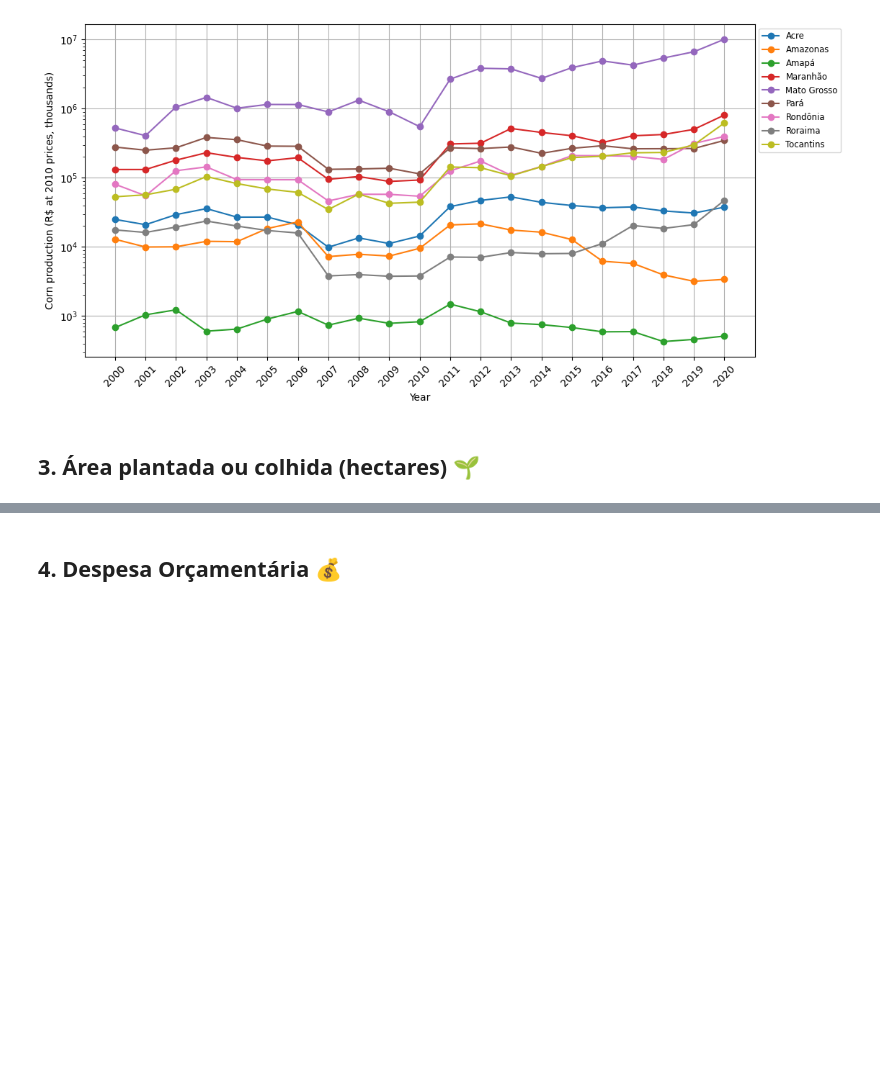
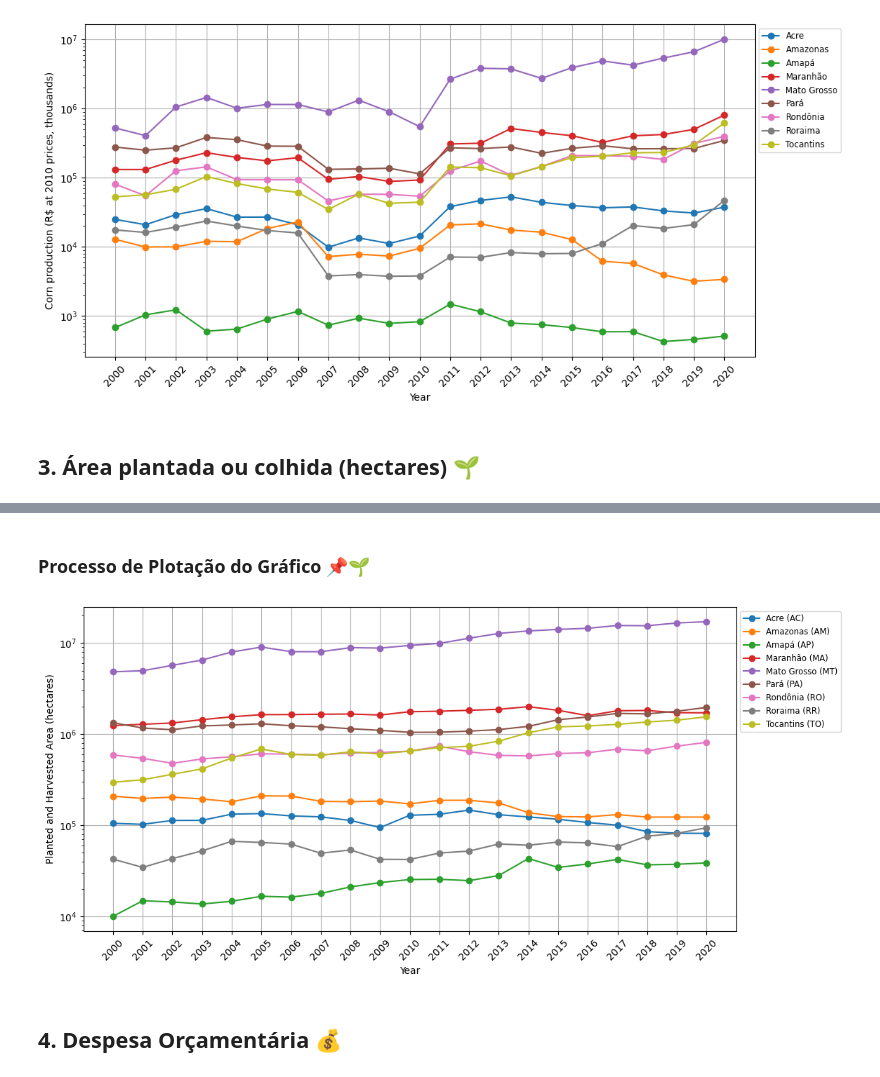
Before and after one commit to LABSensing/Levantamento-de-Dados-Agricolas-no-Brasil, a Jupyter notebook: index.ipynb, the cells around one changed output, grey strips where cells are left out. Saved outputs shown, nothing was run; the diff lists cells and outputs as text; code cells hidden in the pictures; blank space fills up the shorter version.

Commit message:
Processamento e tratamento dos dados das áreas plantadas ou colhidas por hectare

```diff
--- a/index.ipynb
+++ b/index.ipynb
@@ -184,0 +243,13 @@ plt.show()
+# %%
+# Lista dos estados que queremos manter
+estados_desejados = [
+    "Acre", "Roraima", "Rondônia", "Amazonas", "Amapá",
+    "Mato Grosso", "Pará", "Tocantins", "Maranhão"
+]
+
+# Filtrar apenas os estados desejados
+df_area_plantada_colhida_estado_filtrado = df_area_plantada_colhida[df_area_plantada_colhida["Estado"].isin(estados_desejados)].copy()
+df_area_plantada_colhida_estado_filtrado = df_area_plantada_colhida_estado_filtrado.set_index("Estado")  # Definir índice como nome do estado
+# %%
+df_area_plantada_colhida_filtrado = df_area_plantada_colhida_estado_filtrado.reset_index()
+print(df_area_plantada_colhida_filtrado["Estado"].head(len(estados_desejados)))
@@ -184,0 +269,5 @@ plt.show()
+# %%
+# Selecionar as colunas dos anos
+# 0(Sigla) 1(Código) 2(Estado) 3(1999)
+colunas_anos_area_plantada_colhida = df_area_plantada_colhida_filtrado.columns[4:]
+print(colunas_anos_area_plantada_colhida)
@@ -184,0 +279,7 @@ plt.show()
+# %%
+# Armazenar as Siglas e os Estados em variáveis separadas
+siglas_area_planta_colhida = df_area_plantada_colhida_filtrado["Sigla"]
+estados_area_planta_colhida = df_area_plantada_colhida_filtrado["Estado"]
+# Exibir Siglas e Estados lado a lado com tabulação
+for sigla, estado in zip(siglas_area_planta_colhida,estados_area_planta_colhida):
+    print(sigla, "\t", estado)
@@ -185,3 +296,26 @@ plt.show()
+# %% [markdown]
+### Processo de Plotação do Gráfico 📌🌱
+# %%
+plt.figure(figsize=(12, 6))
+
+# Iterar sobre os estados e siglas para plotar os dados corretamente
+for sigla, estado in zip(siglas_area_planta_colhida, estados_area_planta_colhida):
+    dados_estado = df_area_plantada_colhida_filtrado[df_area_plantada_colhida_filtrado["Sigla"] == sigla]
+
+    if not dados_estado.empty:
+        plt.plot(colunas_anos_area_plantada_colhida, dados_estado.iloc[0, 4:].values.flatten(),
+                 marker='o', label=f"{estado} ({sigla})")  # Melhorando a legenda
+
+plt.xlabel("Year")
+plt.ylabel("Planted and Harvested Area (hectares)")  # Atualizado para o correto
+plt.xticks(colunas_anos_area_plantada_colhida, rotation=45)
+plt.yscale("log")  # Escala logarítmica
+plt.legend(loc="upper left", bbox_to_anchor=(1, 1), fontsize="small")
+plt.grid(True)
+
+plt.show()
+# %% [output]
+[figure, added]
 # %% [markdown]
 
 ## 4. Despesa Orçamentária 💰
```
Also changed, not shown: parts of 21 cells of this notebook.
